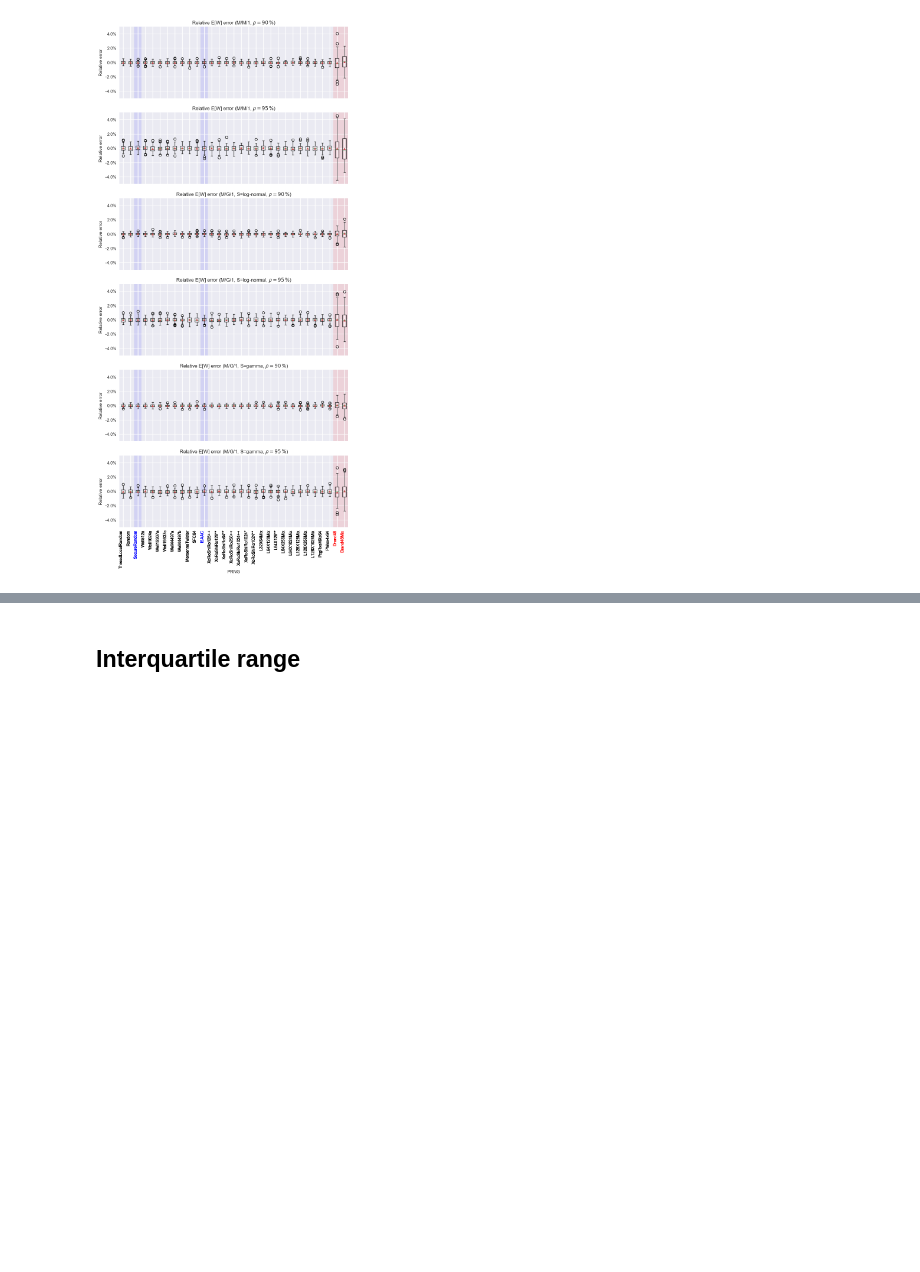
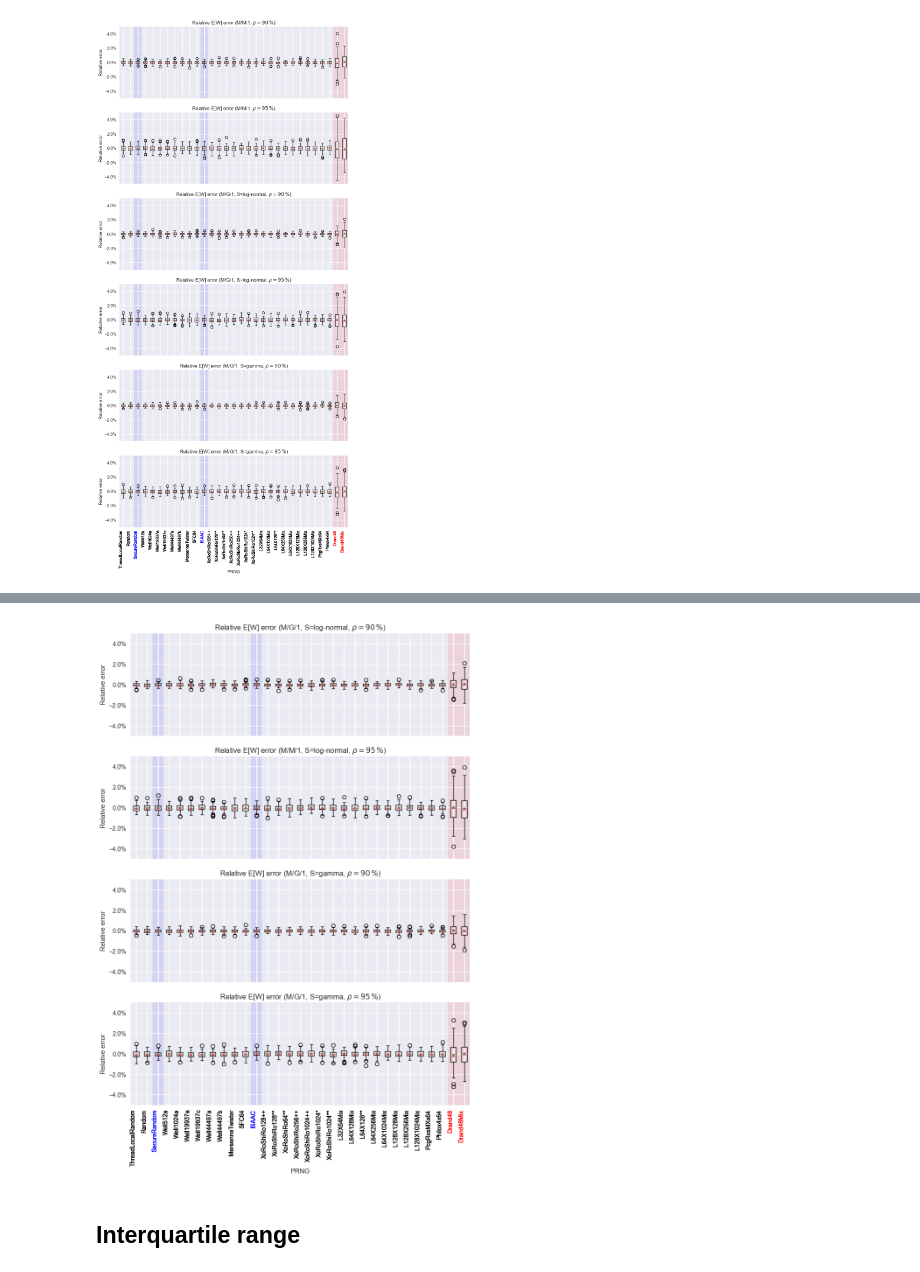
Before and after one commit to A-Herzog/PRNG-DES-Benchmarks, a Jupyter notebook: Results2.ipynb, the cells around one changed output, grey strips where cells are left out. Cells and saved outputs as stored; diff of their text form; code cells hidden in the pictures; blank space fills up the shorter version.

```diff
--- a/Results2.ipynb
+++ b/Results2.ipynb
@@ -146,3 +135,40 @@ color_all(fig)
+# %%
+fig, (ax1, ax2, ax3, ax4) = plt.subplots(4, 1, figsize=(10, 14), sharey='row', sharex='col')
+
+ax1.boxplot(EW3Log, tick_labels=range(1, len(generators) + 1), showmeans=True)  # type: ignore
+ax2.boxplot(EW4Log, tick_labels=range(1, len(generators) + 1), showmeans=True)  # type: ignore
+ax3.boxplot(EW3Gamma, tick_labels=range(1, len(generators) + 1), showmeans=True)  # type: ignore
+ax4.boxplot(EW4Gamma, tick_labels=range(1, len(generators) + 1), showmeans=True)  # type: ignore
+
+ax1.set_title("Relative E[W] error (M/G/1, S=log-normal, $\\rho=90\\,\\%$)")
+ax1.set_ylabel("Relative error")
+
+ax2.set_title("Relative E[W] error (M/M/1, S=log-normal, $\\rho=95\\,\\%$)")
+ax2.set_ylabel("Relative error")
+
+ax3.set_title("Relative E[W] error (M/G/1, S=gamma, $\\rho=90\\,\\%$)")
+ax3.set_ylabel("Relative error")
+
+ax4.set_title("Relative E[W] error (M/G/1, S=gamma, $\\rho=95\\,\\%$)")
+ax4.set_xlabel("PRNG")
+ax4.set_ylabel("Relative error")
+ax4.set_xticklabels(generators + generators + generators + generators, rotation=90, ha='right')
+
+ax1.yaxis.set_major_formatter(mtick.PercentFormatter(decimals=1))
+ax2.yaxis.set_major_formatter(mtick.PercentFormatter(decimals=1))
+ax3.yaxis.set_major_formatter(mtick.PercentFormatter(decimals=1))
+ax4.yaxis.set_major_formatter(mtick.PercentFormatter(decimals=1))
+
+ax1.set_ylim([-5, 5])
+ax2.set_ylim([-5, 5])
+ax3.set_ylim([-5, 5])
+ax4.set_ylim([-5, 5])
+
+color_all(fig)
+
+fig.savefig("PRNG-DES-Benchmarks-Figures-plot2-MG1.pdf", format="pdf", bbox_inches='tight', pad_inches=0)
+# %% [output]
+[figure, added]
 # %% [markdown]
 ## Interquartile range
 # %%
```
Also changed, not shown: parts of 3 cells of this notebook.
